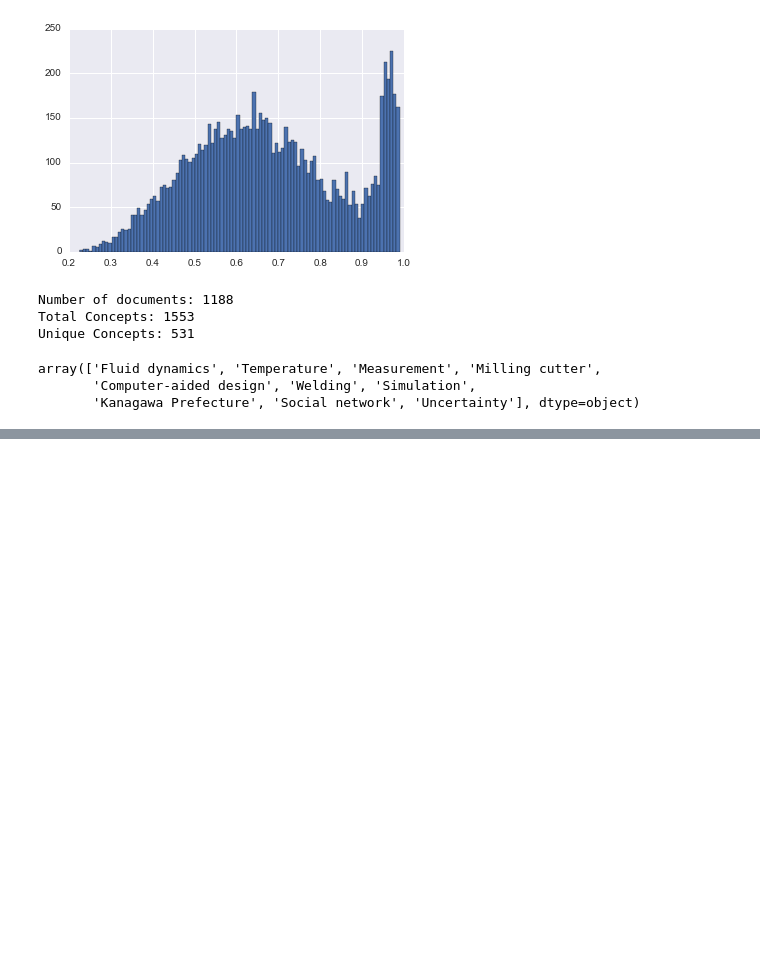
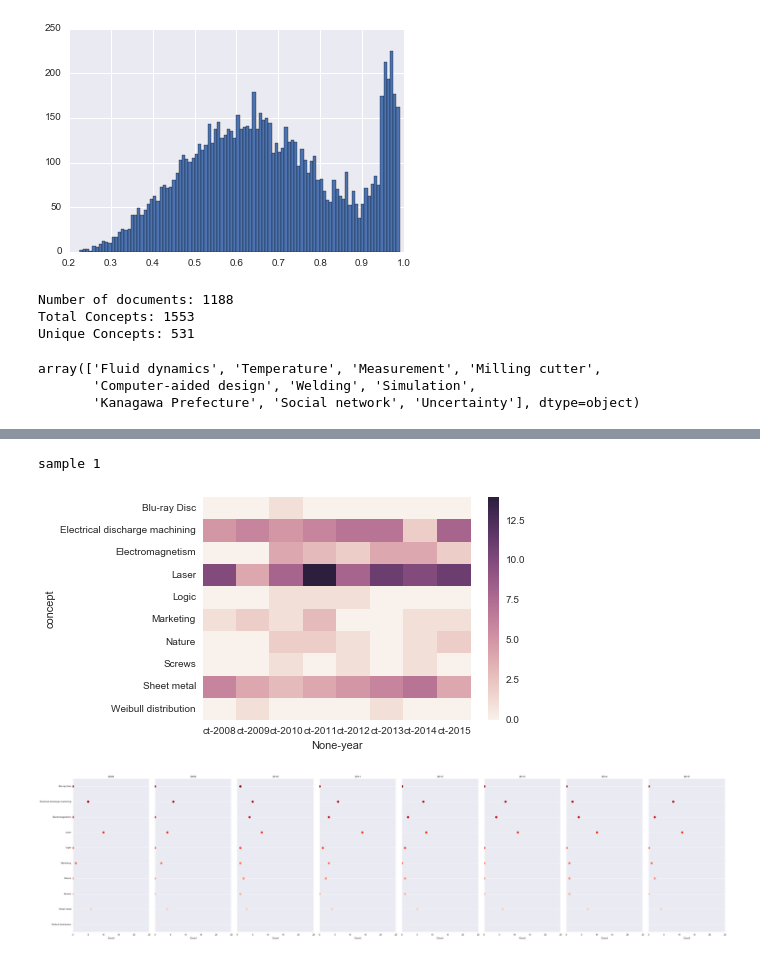
Before and after one commit to lalgadi/codemonkey, a Jupyter notebook: document_classification/known_docs_eda.ipynb, the cells around one changed output, grey strips where cells are left out. Saved outputs shown, nothing was run; the diff lists cells and outputs as text; code cells hidden in the pictures; blank space fills up the shorter version.

Commit message:
added heat map and pair grids for known data

```diff
--- a/document_classification/known_docs_eda.ipynb
+++ b/document_classification/known_docs_eda.ipynb
@@ -155,6 +117,0 @@ sns.heatmap(grp_data_t)
-# %%
-cols = grp_data_t.ct.columns.values
-# %%
-cols = grp_data_t.ct.columns.tolist()
-cols.append('concept')
-cols
@@ -163,3 +117,0 @@ cols
-# %%
-idx_vals = grp_data_t.ct.index.values.tolist()
-idx_vals
@@ -177,3 +117,0 @@ idx_vals
-# %%
-rows = grp_data_t.ct.values.tolist()
-rows
@@ -274,0 +181,10 @@ dc
+# %%
+print("sample 1")
+concept_sample1 = drawSampleConcepts(dcrel)
+filteredf = filterData(doc_concepts,concept_sample1)
+plotHeatMap(filteredf)
+plotPairGrid(filteredf)
+# %% [output]
+sample 1
+[figure, added]
+[figure, added]
```
Also changed, not shown: parts of 11 cells of this notebook.
